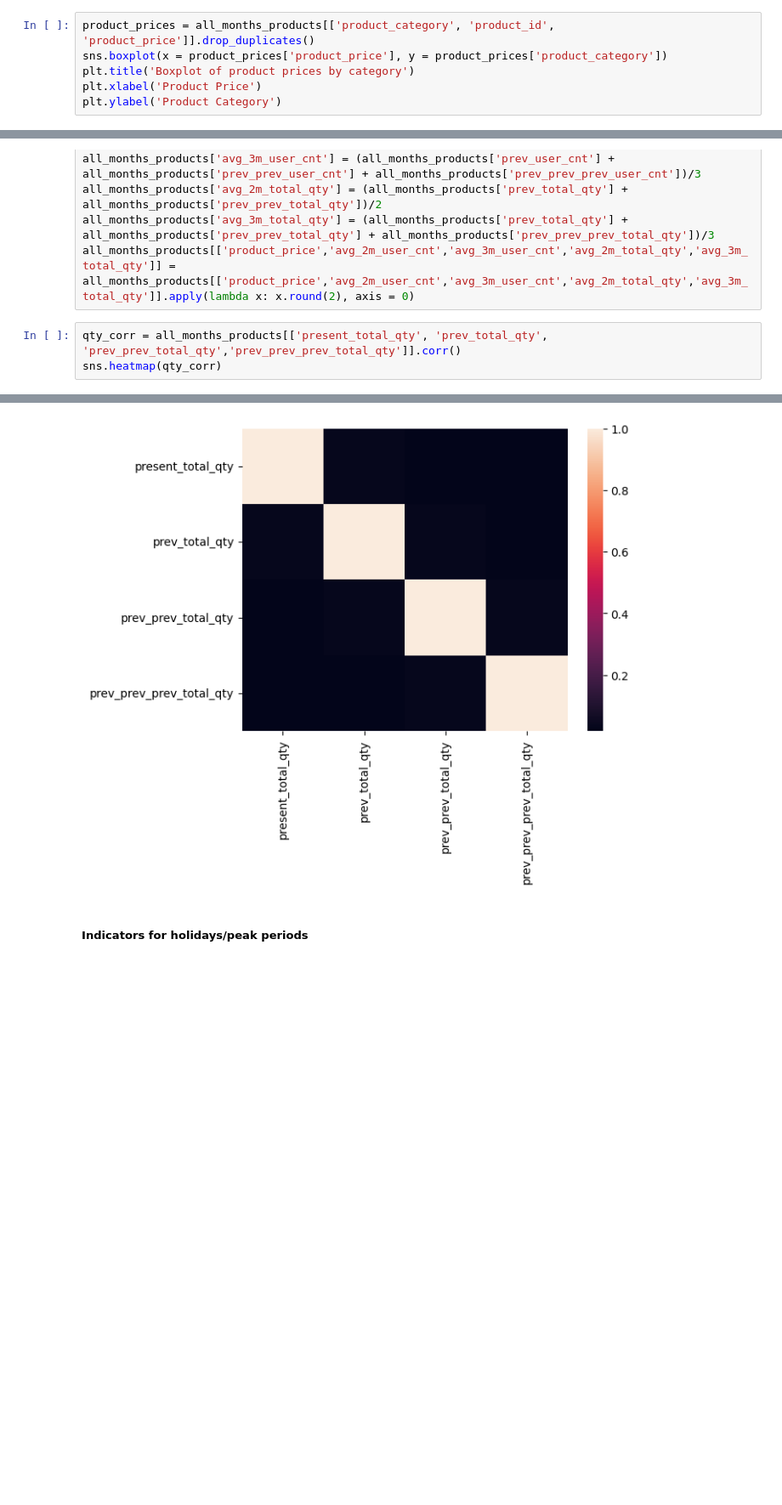
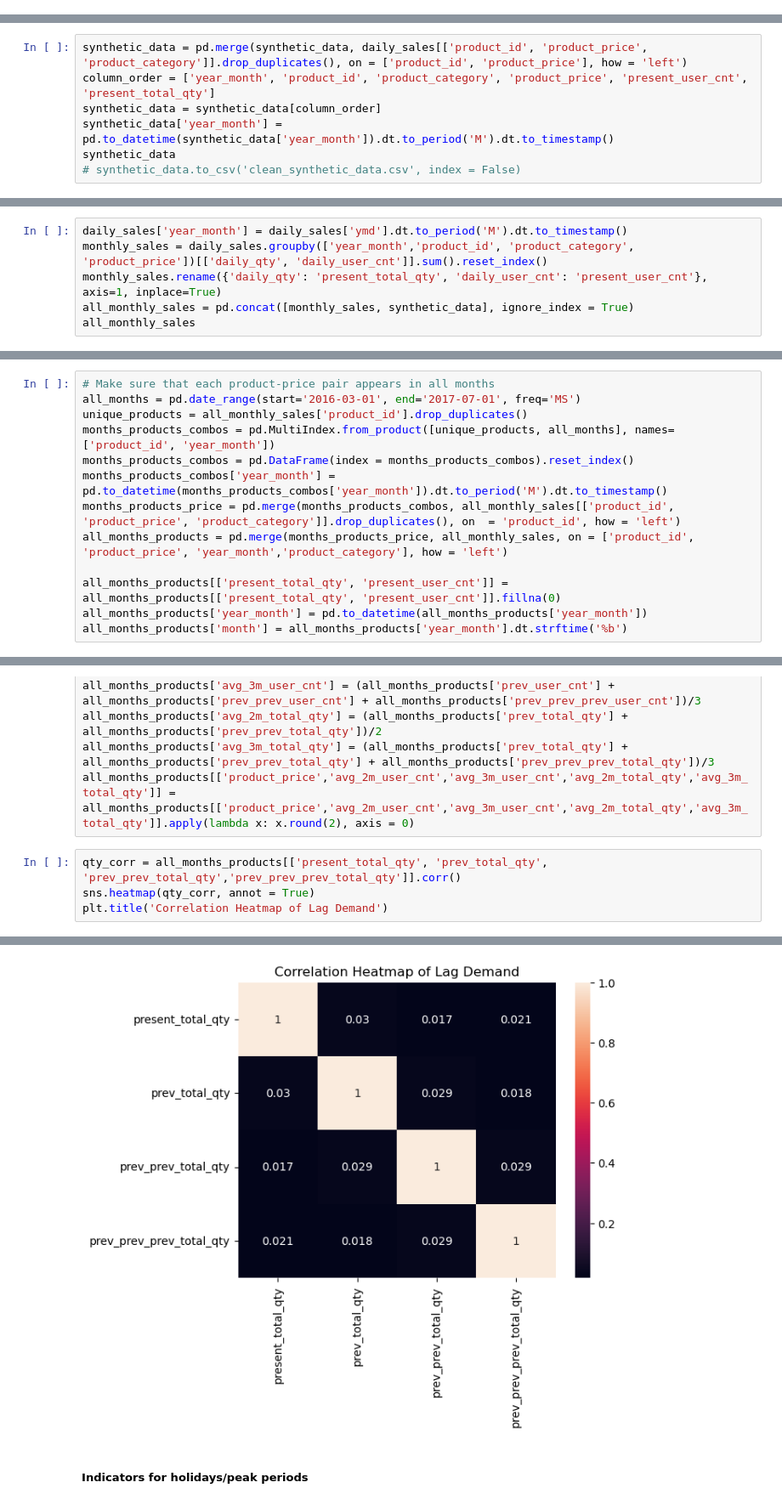
Before and after one commit to woobrandon/DSA3101-Potato-Wedges, a Jupyter notebook: SubgroupB/DemandForecasting.ipynb, the cells around one changed output, grey strips where cells are left out. Shown at 85% size. Saved outputs shown, nothing was run; the diff lists cells and outputs as text; blank space fills up the shorter version.

Commit message:
Add raw data files and update DemandForecasting.ipynb

```diff
--- a/SubgroupB/DemandForecasting.ipynb
+++ b/SubgroupB/DemandForecasting.ipynb
@@ -384,6 +0,0 @@ plt.legend(title='Product Category', bbox_to_anchor=(1.05, 1), loc='upper left')
-# %%
-product_prices = all_months_products[['product_category', 'product_id', 'product_price']].drop_duplicates()
-sns.boxplot(x = product_prices['product_price'], y = product_prices['product_category'])
-plt.title('Boxplot of product prices by category')
-plt.xlabel('Product Price')
-plt.ylabel('Product Category')
@@ -392,0 +271,7 @@ Text(0, 0.5, 'Product Category')
+# %%
+synthetic_data = pd.merge(synthetic_data, daily_sales[['product_id', 'product_price', 'product_category']].drop_duplicates(), on = ['product_id', 'product_price'], how = 'left')
+column_order = ['year_month', 'product_id', 'product_category', 'product_price', 'present_user_cnt', 'present_total_qty']
+synthetic_data = synthetic_data[column_order]
+synthetic_data['year_month'] = pd.to_datetime(synthetic_data['year_month']).dt.to_period('M').dt.to_timestamp()
+synthetic_data
+# synthetic_data.to_csv('clean_synthetic_data.csv', index = False)
@@ -392,0 +296,6 @@ Text(0, 0.5, 'Product Category')
+# %%
+daily_sales['year_month'] = daily_sales['ymd'].dt.to_period('M').dt.to_timestamp()
+monthly_sales = daily_sales.groupby(['year_month','product_id', 'product_category', 'product_price'])[['daily_qty', 'daily_user_cnt']].sum().reset_index()
+monthly_sales.rename({'daily_qty': 'present_total_qty', 'daily_user_cnt': 'present_user_cnt'}, axis=1, inplace=True)
+all_monthly_sales = pd.concat([monthly_sales, synthetic_data], ignore_index = True)
+all_monthly_sales
@@ -392,0 +316,13 @@ Text(0, 0.5, 'Product Category')
+# %%
+# Make sure that each product-price pair appears in all months
+all_months = pd.date_range(start='2016-03-01', end='2017-07-01', freq='MS')
+unique_products = all_monthly_sales['product_id'].drop_duplicates()
+months_products_combos = pd.MultiIndex.from_product([unique_products, all_months], names=['product_id', 'year_month'])
+months_products_combos = pd.DataFrame(index = months_products_combos).reset_index()
+months_products_combos['year_month'] = pd.to_datetime(months_products_combos['year_month']).dt.to_period('M').dt.to_timestamp()
+months_products_price = pd.merge(months_products_combos, all_monthly_sales[['product_id', 'product_price', 'product_category']].drop_duplicates(), on  = 'product_id', how = 'left')
+all_months_products = pd.merge(months_products_price, all_monthly_sales, on = ['product_id', 'product_price', 'year_month','product_category'], how = 'left')
+
+all_months_products[['present_total_qty', 'present_user_cnt']] = all_months_products[['present_total_qty', 'present_user_cnt']].fillna(0)
+all_months_products['year_month'] = pd.to_datetime(all_months_products['year_month'])
+all_months_products['month'] = all_months_products['year_month'].dt.strftime('%b')
@@ -435,5 +471,6 @@ all_months_products['avg_3m_total_qty'] = (all_months_products['prev_total_qty']
 all_months_products[['product_price','avg_2m_user_cnt','avg_3m_user_cnt','avg_2m_total_qty','avg_3m_total_qty']] = all_months_products[['product_price','avg_2m_user_cnt','avg_3m_user_cnt','avg_2m_total_qty','avg_3m_total_qty']].apply(lambda x: x.round(2), axis = 0)
 # %%
 qty_corr = all_months_products[['present_total_qty', 'prev_total_qty', 'prev_prev_total_qty','prev_prev_prev_total_qty']].corr()
-sns.heatmap(qty_corr)
+sns.heatmap(qty_corr, annot = True)
+plt.title('Correlation Heatmap of Lag Demand')
 # %% [output]
@@ -441,4 +478,4 @@ sns.heatmap(qty_corr)
-[figure, old version]
+[figure, new version]
 # %% [markdown]
 ##### Indicators for holidays/peak periods
 # %%
```
Also changed, not shown: parts of 111 cells of this notebook, 2 other files.
